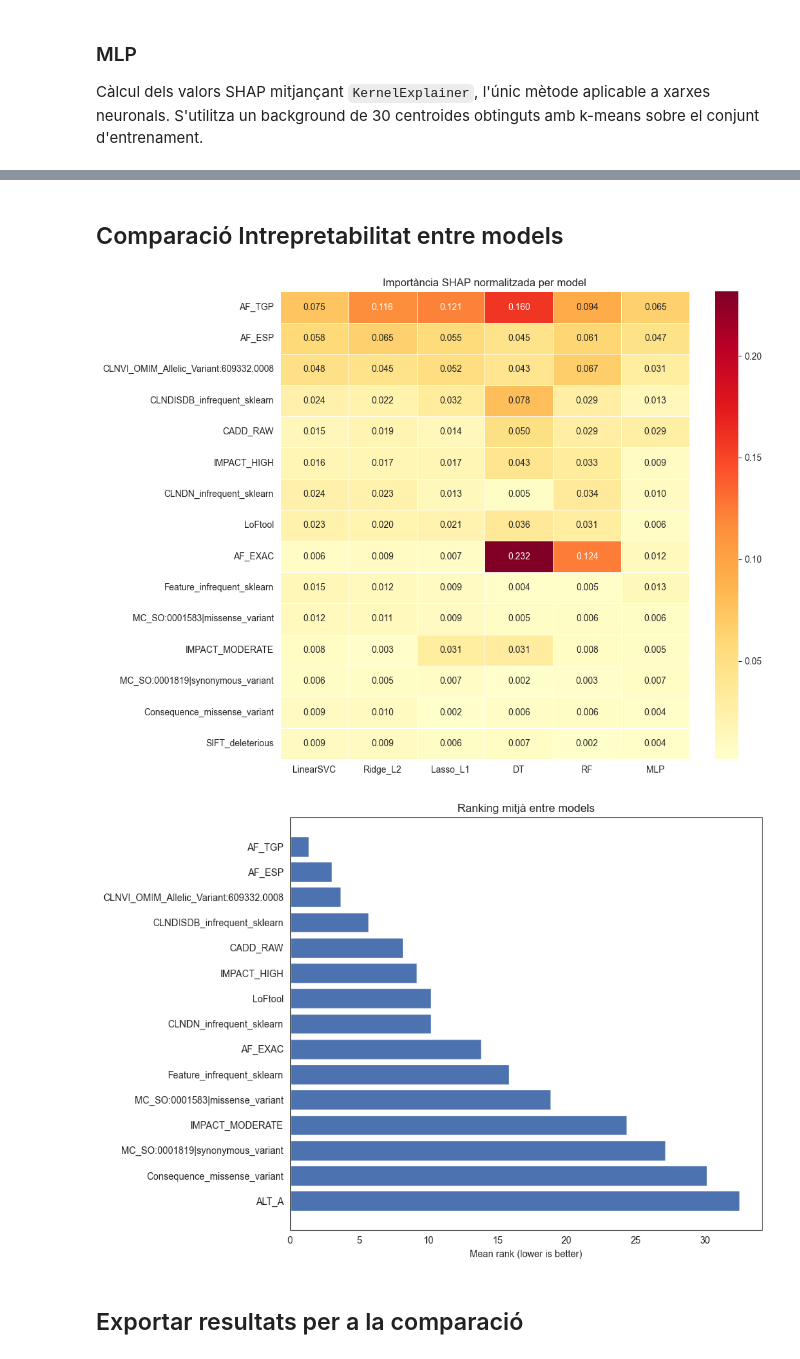
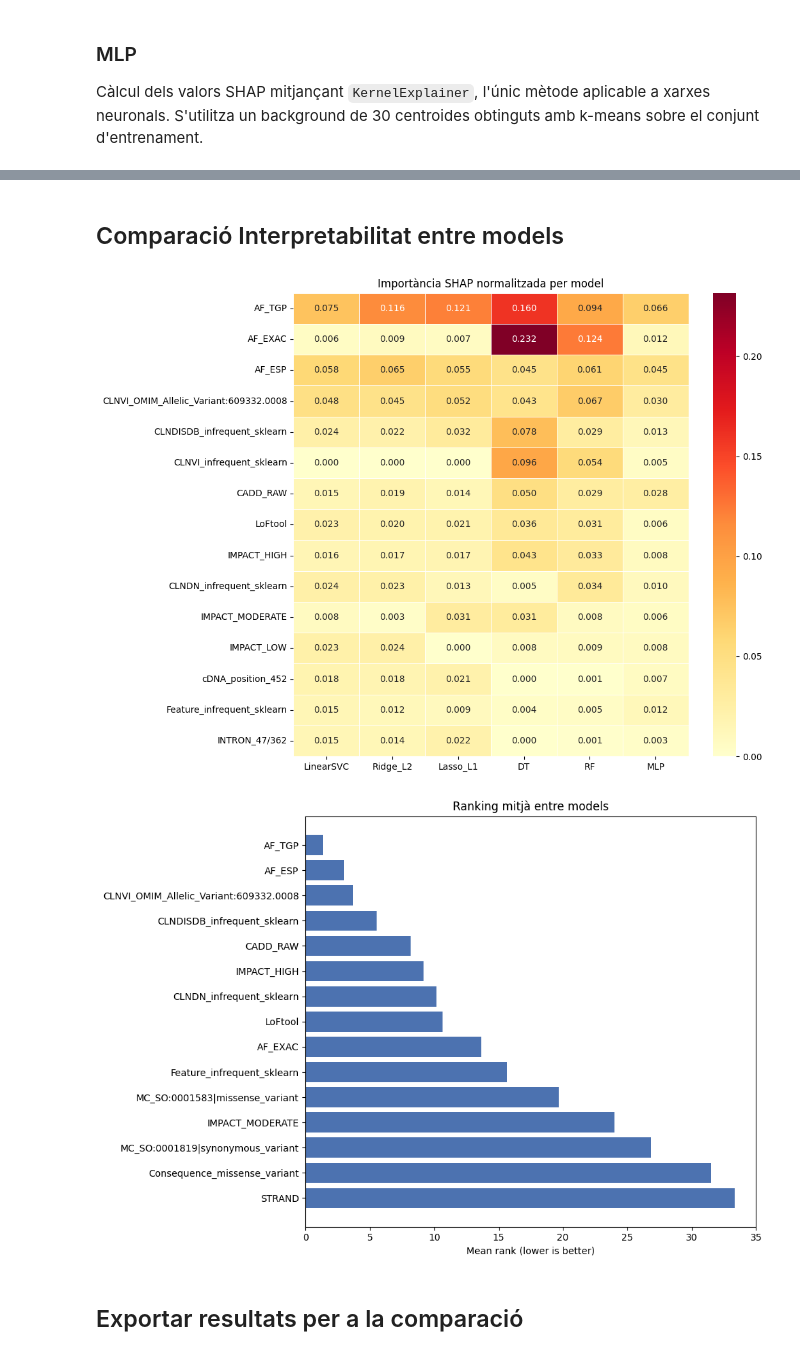
Before and after one commit to eliagarcia/tfg-genetic-variants, a Jupyter notebook: notebooks/class_annotated.ipynb, the cells around one changed output, grey strips where cells are left out. Cells and saved outputs as stored; diff of their text form; code cells hidden in the pictures.

```diff
--- a/notebooks/class_annotated.ipynb
+++ b/notebooks/class_annotated.ipynb
@@ -827,10 +828,16 @@ explainer_svm = shap.LinearExplainer(grid_svm.best_estimator_.named_steps["model
 explainer_l2  = shap.LinearExplainer(grid_l2.best_estimator_.named_steps["model"],  X_test_lin)
 explainer_l1  = shap.LinearExplainer(grid_l1.best_estimator_.named_steps["model"],  X_test_lin)
 
+# Calcular i desar els SHAP de cada model lineal
+shap_values_svm = explainer_svm.shap_values(X_test_lin)
+shap_values_l2  = explainer_l2.shap_values(X_test_lin)
+shap_values_l1  = explainer_l1.shap_values(X_test_lin)
+
+# Generar els gràfics
 for sv, name in [
-    (explainer_svm.shap_values(X_test_lin), "LinearSVC"),
-    (explainer_l2.shap_values(X_test_lin),  "Logistic Regression Ridge (L2)"),
-    (explainer_l1.shap_values(X_test_lin),  "Logistic Regression Lasso (L1)"),
+    (shap_values_svm, "LinearSVC"),
+    (shap_values_l2,  "Logistic Regression Ridge (L2)"),
+    (shap_values_l1,  "Logistic Regression Lasso (L1)"),
 ]:
     plot_shap_bars(sv, feature_names_lin, name)
 # %% [output]
@@ -1031,5 +1048,5 @@ To avoid this situation and get a regular matrix do one of the following:
 # %% [markdown]
-## Comparació Intrepretabilitat entre models
+## Comparació Interpretabilitat entre models
 # %%
 # Ridge / Lasso / LinearSVC → LinearExplainer retorna 2D directament (classe 1)
 sv_l2  = shap_values_l2  if not isinstance(shap_values_l2,  list) else shap_values_l2[1]
@@ -1045,10 +1062,10 @@ else:
 # MLP KernelExplainer retorna 2D per classificació binària
 sv_mlp = shap_values_mlp if shap_values_mlp.ndim == 2 else shap_values_mlp[:, :, 1]
 
-# feature_names compartit
-feature_names_rf  = feature_names
-feature_names_mlp = feature_names
-feature_names_svm = feature_names
+# feature_names: tots els models comparteixen el mateix preprocessor.
+# Fem servir les dels lineals com a referència; RF, MLP i DT ja tenen
+# les seves definides a les cel·les anteriors.
+feature_names_svm = feature_names_lin
 
 
 def get_normalized_shap(sv, feature_names):
@@ -1065,8 +1082,8 @@ def get_normalized_shap(sv, feature_names):
 
 # Calcular per cada model
 importance_svm = get_normalized_shap(sv_svm, feature_names_svm)
-importance_l2  = get_normalized_shap(sv_l2,  feature_names)
-importance_l1  = get_normalized_shap(sv_l1,  feature_names)
+importance_l2  = get_normalized_shap(sv_l2,  feature_names_lin)
+importance_l1  = get_normalized_shap(sv_l1,  feature_names_lin)
 importance_dt  = get_normalized_shap(sv_dt,  feature_names_dt)
 importance_rf  = get_normalized_shap(sv_rf,  feature_names_rf)
 importance_mlp = get_normalized_shap(sv_mlp, feature_names_mlp)
@@ -1095,39 +1112,42 @@ meta_df["mean_rank"] = meta_df[
      "rank_DT", "rank_RF", "rank_MLP"]
 ].mean(axis=1)
 
+
+# Top 15 features per importància mitjana entre models
+top15 = meta_df.sort_values("mean_across_models", ascending=False).head(15)
 
 # Gràfic 1: Heatmap d'importàncies normalitzades
 top15_heat = top15[["LinearSVC", "Ridge_L2", "Lasso_L1", "DT", "RF", "MLP"]]
 
 plt.figure(figsize=(11, 8))
 sns.heatmap(
     top15_heat,
     annot=True, fmt=".3f",
     cmap="YlOrRd",
     linewidths=0.5
 )
 plt.title("Importància SHAP normalitzada per model")
 plt.tight_layout()
 plt.show()
 
 
 # Gràfic 2: Ranking mitjà (quant més baix, més consistent)
 top15_rank = meta_df.sort_values("mean_rank").head(15).copy()
 top15_rank["feature"] = top15_rank.index
 
 plt.figure(figsize=(10, 7))
 plt.barh(
     top15_rank["feature"][::-1],
     top15_rank["mean_rank"][::-1],
     color="#4C72B0"
 )
 plt.title("Ranking mitjà entre models")
 plt.xlabel("Mean rank (lower is better)")
 plt.tight_layout()
 plt.show()
 # %% [output]
-[figure, old version]
+[figure, new version]
-[figure, old version]
+[figure, new version]
 # %% [markdown]
 ## Exportar resultats per a la comparació
 # %%
```
Also changed, not shown: parts of 17 cells of this notebook, 4 other files.
